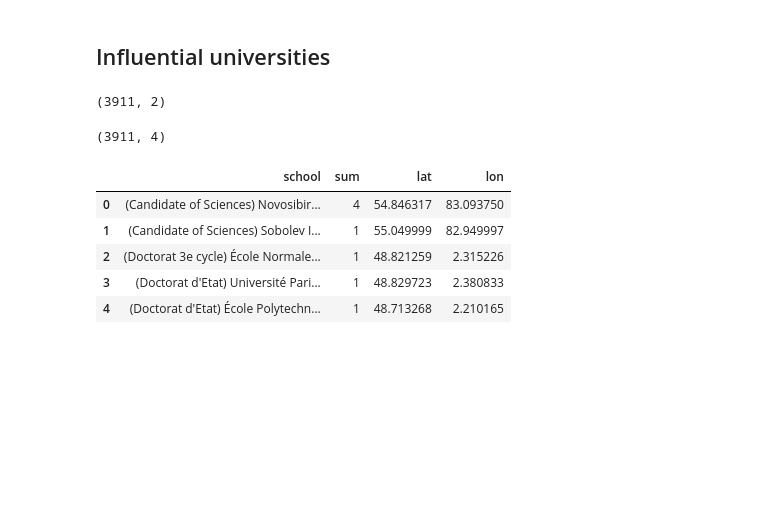
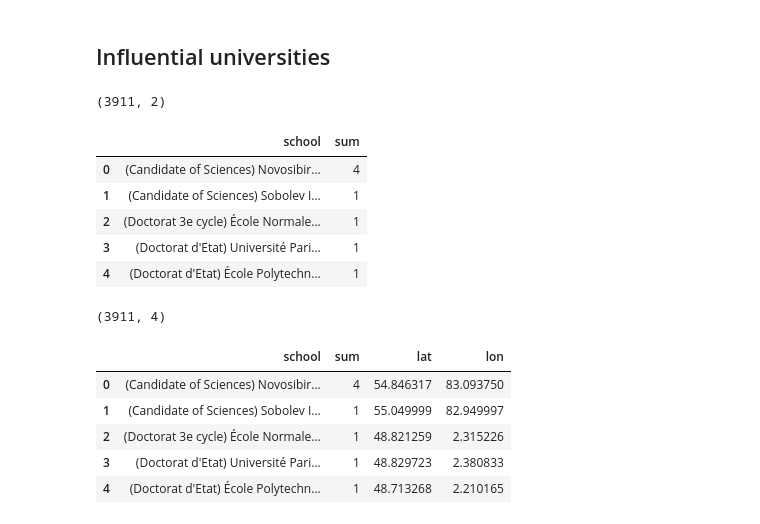
Before and after one commit to Sai271828/MGP, a Jupyter notebook: heat_map.ipynb, the cells around one changed output. Cells and saved outputs as stored; diff of their text form; code cells hidden in the pictures; blank space fills up the shorter version.

```diff
--- a/heat_map.ipynb
+++ b/heat_map.ipynb
@@ -51,10 +84,18 @@ Index(['id', 'name', 'thesis', 'school', 'country', 'year', 'subject',
 # %% [markdown]
 ## Influential universities
 # %%
-inf_uni = merged2[["school","lat","lon","descendants"]].groupby(['school'])
-inf_uni = inf_uni["descendants"].agg(['sum']).reset_index()
-inf_uni = inf_uni.iloc[1:,:]
-inf_uni.shape
+univ_descendants = full_data[["school","lat","lon","descendants"]].groupby(['school'])
+univ_descendants = univ_descendants["descendants"].agg(['sum']).reset_index()
+univ_descendants.shape
 # %% [output]
 (3911, 2)
+# %%
+univ_descendants.head()
+# %% [output]
+|  | school | sum |
+| 0 | (Candidate of Sciences) Novosibir... | 4 |
+| 1 | (Candidate of Sciences) Sobolev I... | 1 |
+| 2 | (Doctorat 3e cycle) École Normale... | 1 |
+| 3 | (Doctorat d'Etat) Université Pari... | 1 |
+| 4 | (Doctorat d'Etat) École Polytechn... | 1 |
 # %%
```
Also changed, not shown: parts of 14 cells of this notebook.
